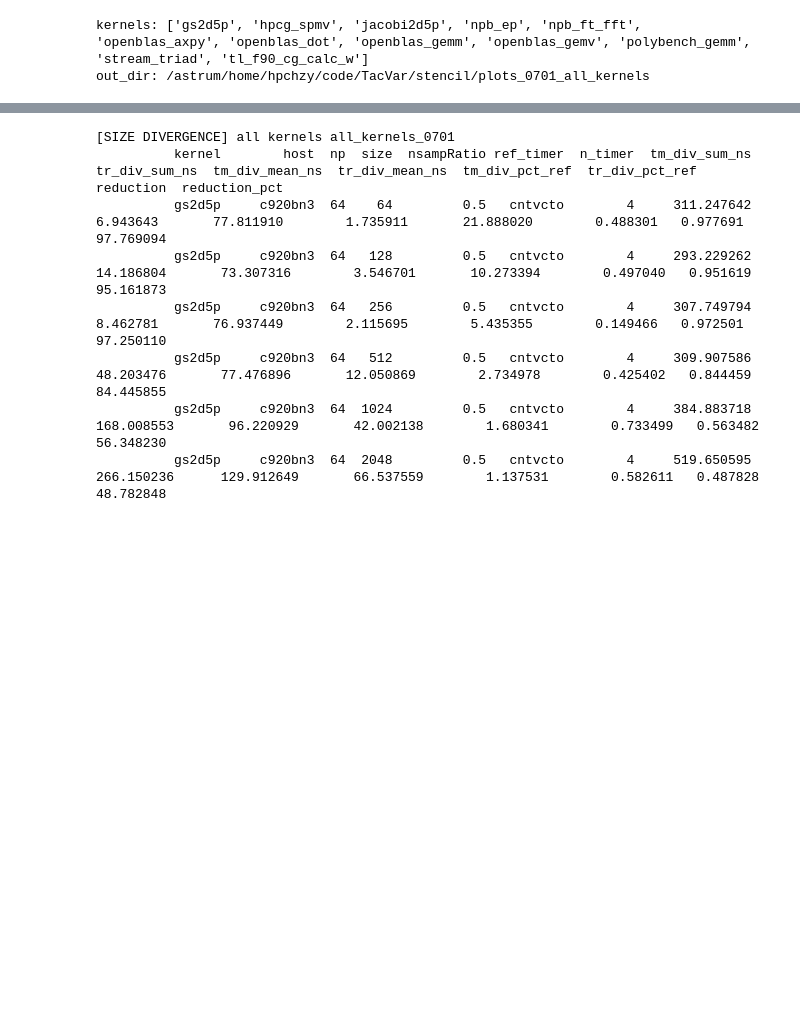
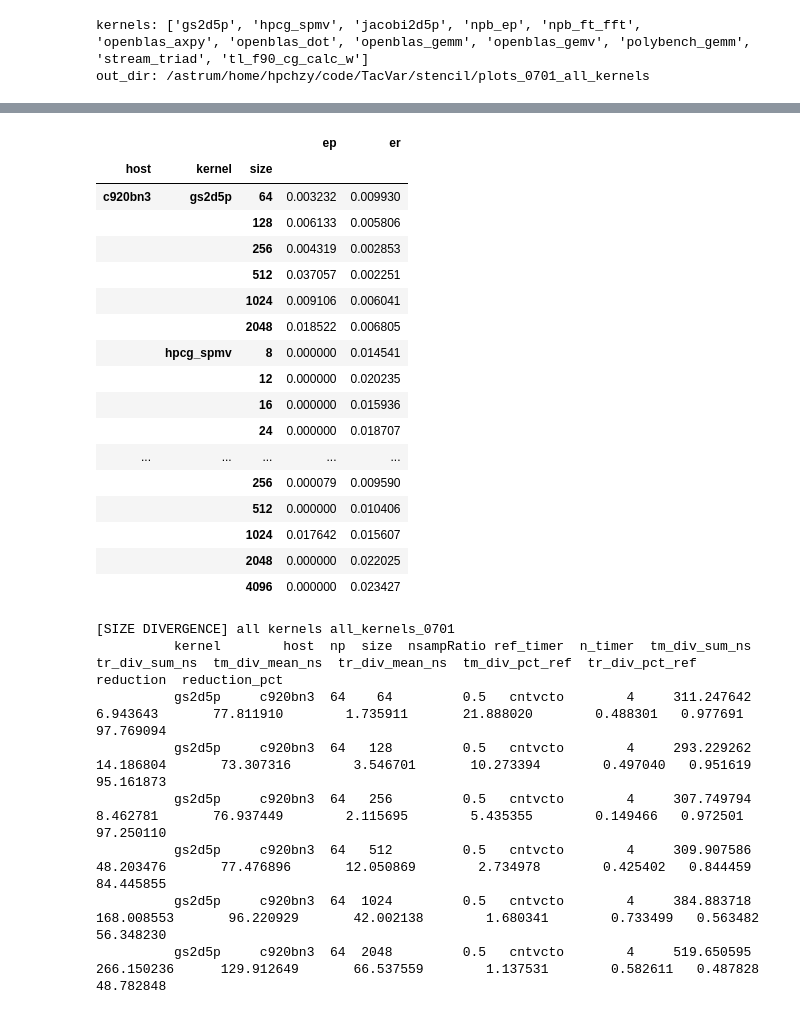
Before and after one commit to HunterHan/TacVar, a Jupyter notebook: stencil/plot_entry_filt.all_kernels_summary.0701.ipynb, the cells around one changed output, grey strips where cells are left out. Cells and saved outputs as stored; diff of their text form; code cells hidden in the pictures; blank space fills up the shorter version.

Commit message:
stencil: filt multi-kernel two-column cross-timer WD-reduction table (all_kernels 0701)
Co-Authored-By: Claude Opus 4.8 <noreply@anthropic.com>

```diff
--- a/stencil/plot_entry_filt.all_kernels_summary.0701.ipynb
+++ b/stencil/plot_entry_filt.all_kernels_summary.0701.ipynb
@@ -389,3 +389,25 @@ df[['host', 'kernel', 'timer', 'np', 'size', 'ep', 'er', 'wd', 'tm_wd', 'tr_wd']
+# %%
+tmp_df = df[['host', 'kernel', 'timer','size', 'ep', 'er']]
+tmp_df.groupby(['host','kernel','size'])[['ep','er']].mean()[:32]
+# %% [output]
+|  |  |  | ep | er |
+| host | kernel | size |  |  |
+| c920bn3 | gs2d5p | 64 | 0.003232 | 0.009930 |
+|  |  | 128 | 0.006133 | 0.005806 |
+|  |  | 256 | 0.004319 | 0.002853 |
+|  |  | 512 | 0.037057 | 0.002251 |
+|  |  | 1024 | 0.009106 | 0.006041 |
+|  |  | 2048 | 0.018522 | 0.006805 |
+|  | hpcg_spmv | 8 | 0.000000 | 0.014541 |
+|  |  | 12 | 0.000000 | 0.020235 |
+|  |  | 16 | 0.000000 | 0.015936 |
+|  |  | 24 | 0.000000 | 0.018707 |
+| ... | ... | ... | ... | ... |
+|  |  | 256 | 0.000079 | 0.009590 |
+|  |  | 512 | 0.000000 | 0.010406 |
+|  |  | 1024 | 0.017642 | 0.015607 |
+|  |  | 2048 | 0.000000 | 0.022025 |
+|  |  | 4096 | 0.000000 | 0.023427 |
 # %%
 # Size-level cross-timer divergence table, printed before plotting.
 # Reference timers follow the 0630 policy: x86 -> tsc, ARM -> cntvcto.
```
Also changed, not shown: parts of 3 cells of this notebook, 1 other file.
